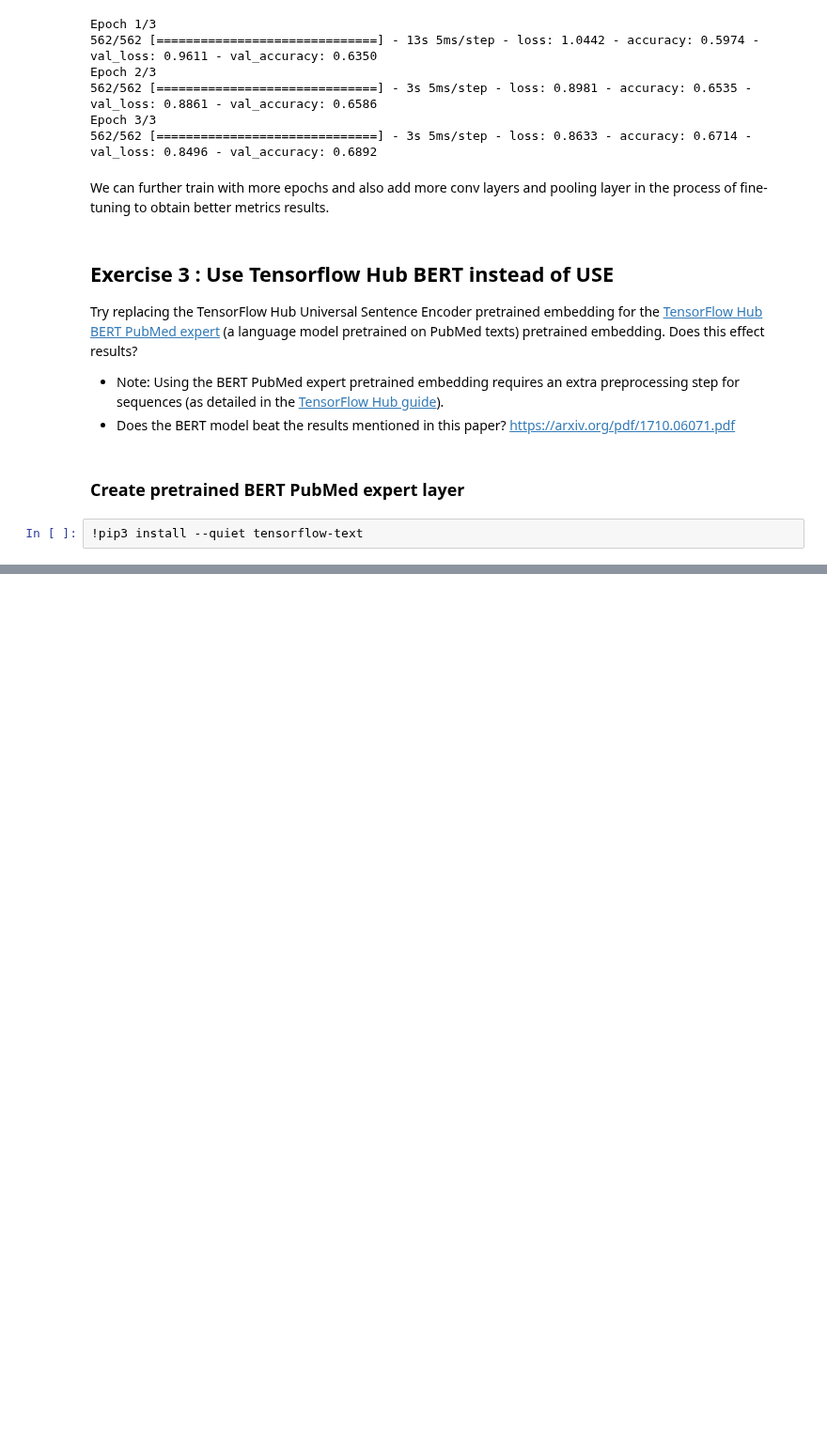
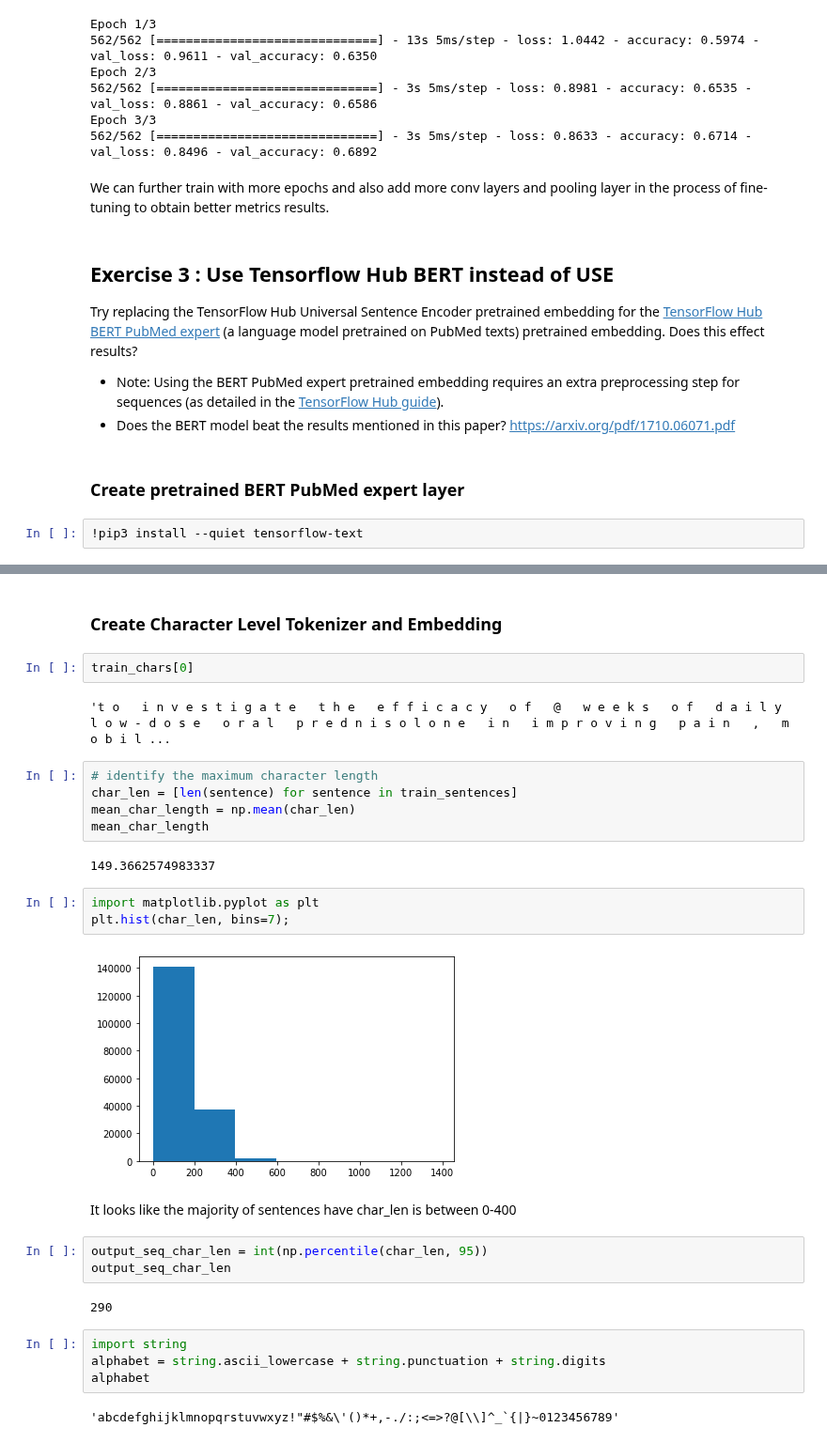
Before and after one commit to SaketMunda/introduction-to-nlp, a Jupyter notebook: skimlit_nlp_exercises.ipynb, the cells around one changed output, grey strips where cells are left out. Shown at 94% size. Drawn from its saved outputs; the diff is of its cells as text; blank space fills up the shorter version.

```diff
--- a/skimlit_nlp_exercises.ipynb
+++ b/skimlit_nlp_exercises.ipynb
@@ -729,0 +887,31 @@ tf.Tensor(
+# %% [markdown]
+### Create Character Level Tokenizer and Embedding
+# %%
+train_chars[0]
+# %% [output]
+'t o   i n v e s t i g a t e   t h e   e f f i c a c y   o f   @   w e e k s   o f   d a i l y   l o w - d o s e   o r a l   p r e d n i s o l o n e   i n   i m p r o v i n g   p a i n   ,   m o b i l ...
+# %%
+# identify the maximum character length
+char_len = [len(sentence) for sentence in train_sentences]
+mean_char_length = np.mean(char_len)
+mean_char_length
+# %% [output]
+149.3662574983337
+# %%
+import matplotlib.pyplot as plt
+plt.hist(char_len, bins=7);
+# %% [output]
+[figure, added]
+# %% [markdown]
+It looks like the majority of sentences have char_len is between 0-400
+# %%
+output_seq_char_len = int(np.percentile(char_len, 95))
+output_seq_char_len
+# %% [output]
+290
+# %%
+import string
+alphabet = string.ascii_lowercase + string.punctuation + string.digits
+alphabet
+# %% [output]
+'abcdefghijklmnopqrstuvwxyz!"#$%&\'()*+,-./:;<=>?@[\\]^_`{|}~0123456789'
```
Also changed, not shown: parts of 37 cells of this notebook.
